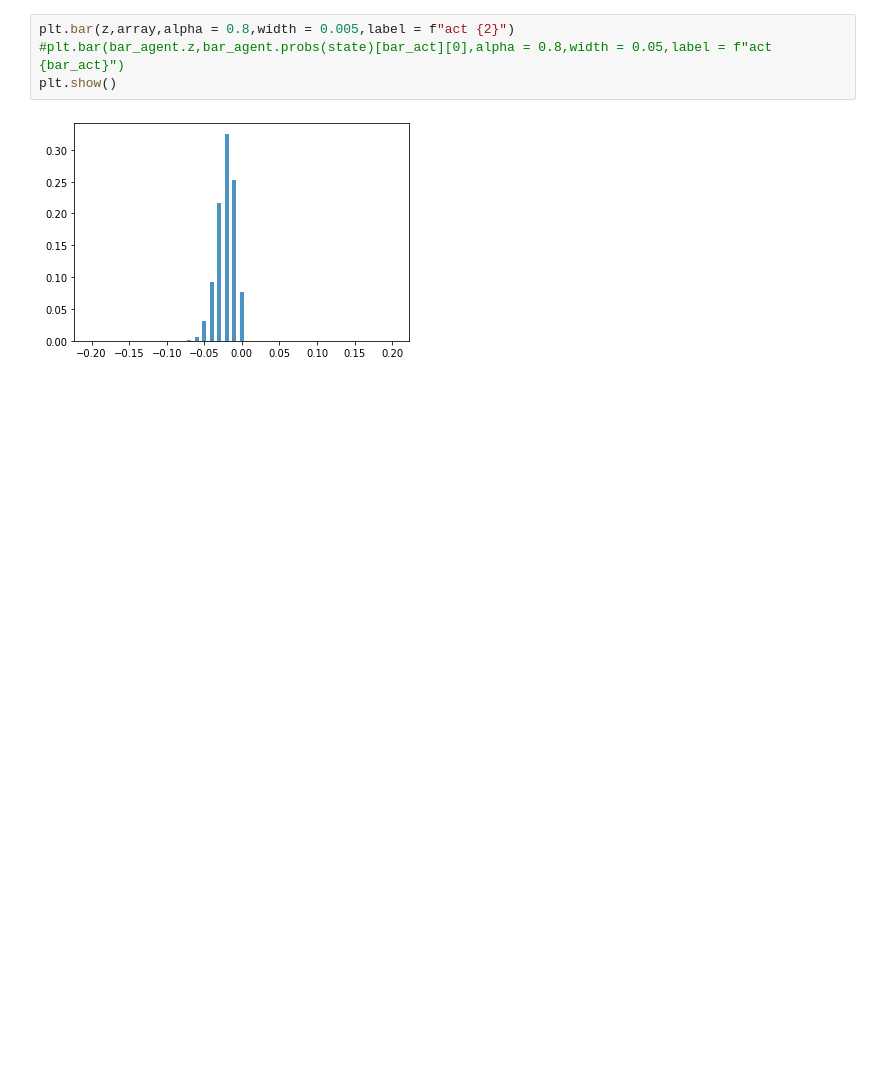
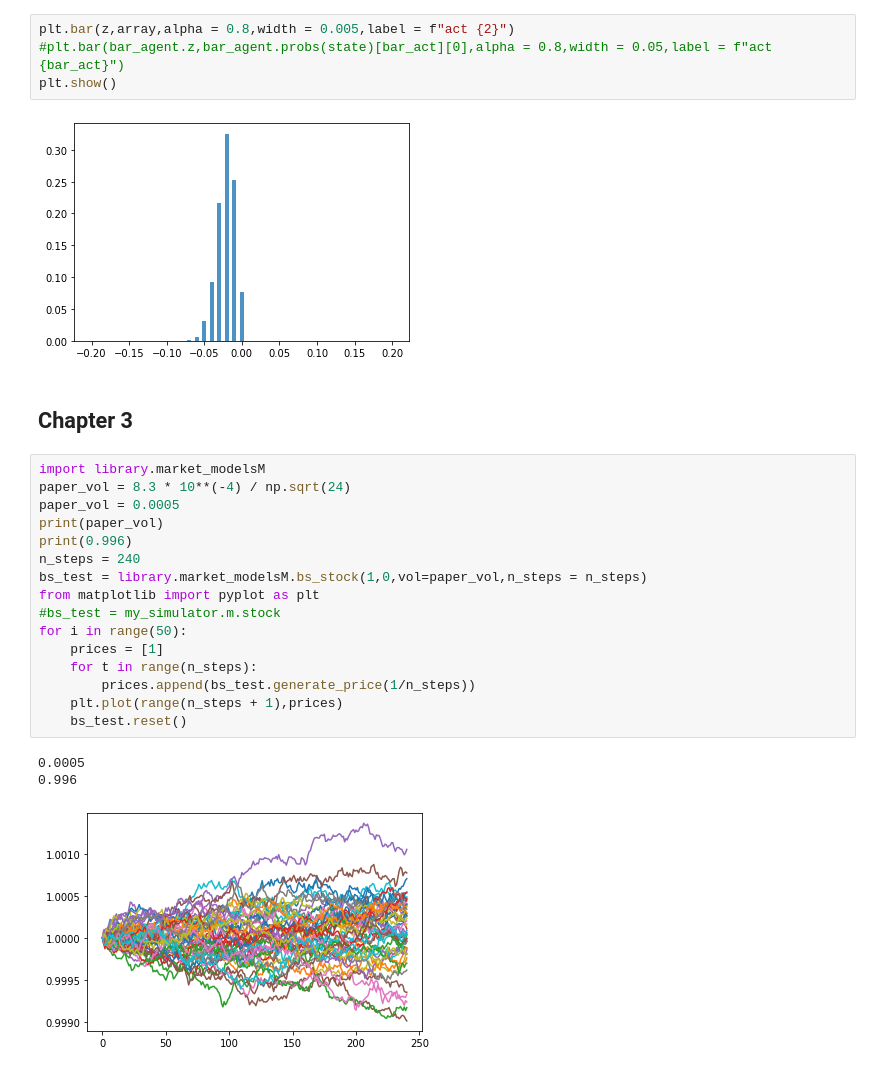
Before and after one commit to Geofffff/OptimalExecution, a Jupyter notebook: Figures.ipynb, the cells around one changed output. Saved outputs shown, nothing was run; the diff lists cells and outputs as text; blank space fills up the shorter version.

```diff
--- a/Figures.ipynb
+++ b/Figures.ipynb
@@ -147,3 +147,25 @@ plt.bar(z,array,alpha = 0.8,width = 0.005,label = f"act {2}")
 plt.show()
 # %% [output]
 [figure]
+# %% [markdown]
+## Chapter 3
+# %%
+import library.market_modelsM
+paper_vol = 8.3 * 10**(-4) / np.sqrt(24)
+paper_vol = 0.0005
+print(paper_vol)
+print(0.996)
+n_steps = 240
+bs_test = library.market_modelsM.bs_stock(1,0,vol=paper_vol,n_steps = n_steps)
+from matplotlib import pyplot as plt
+#bs_test = my_simulator.m.stock
+for i in range(50):
+    prices = [1]
+    for t in range(n_steps):
+        prices.append(bs_test.generate_price(1/n_steps))
+    plt.plot(range(n_steps + 1),prices)
+    bs_test.reset()
+# %% [output]
+0.0005
+0.996
+[figure, added]
```
Also changed, not shown: 5 other files.
